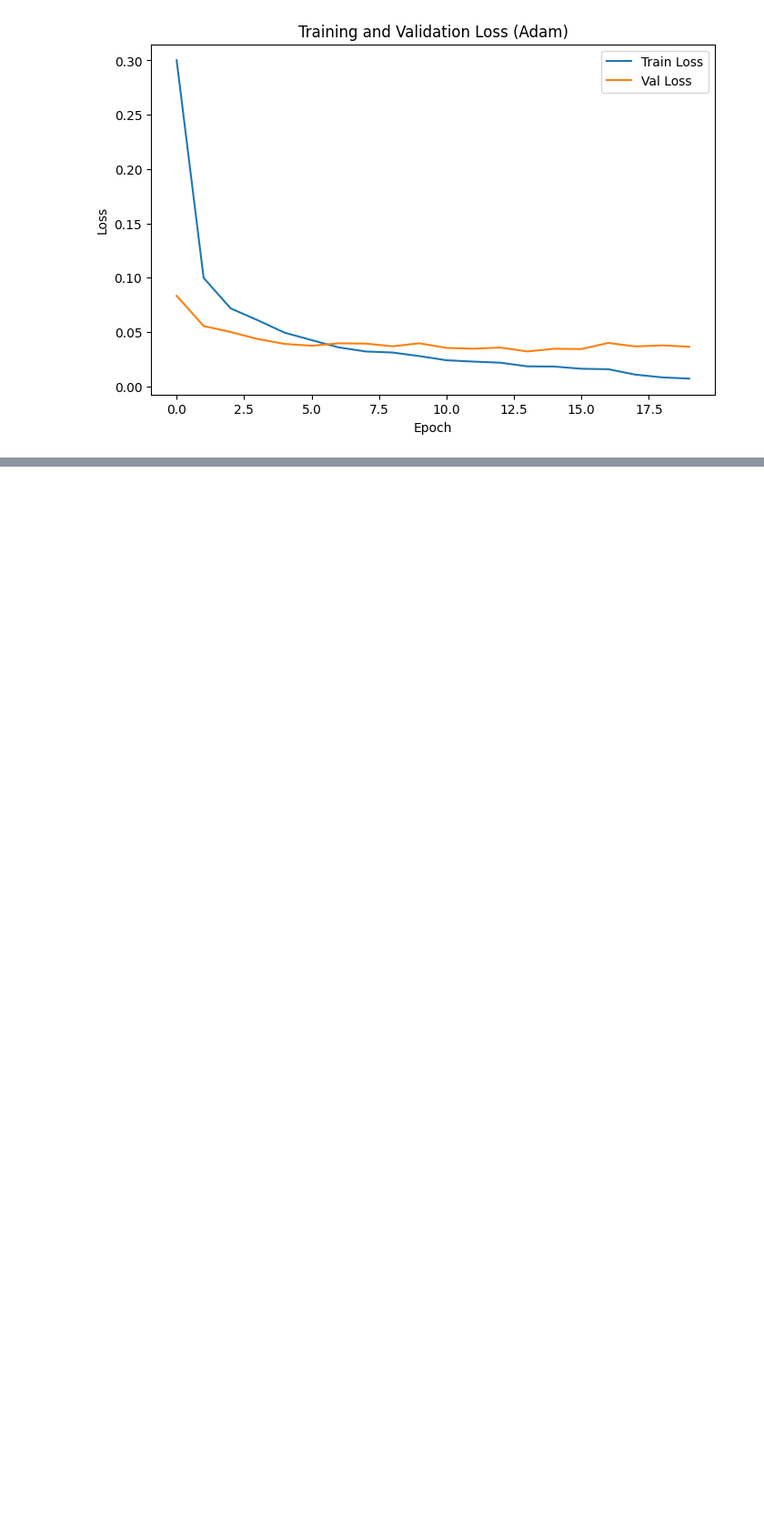
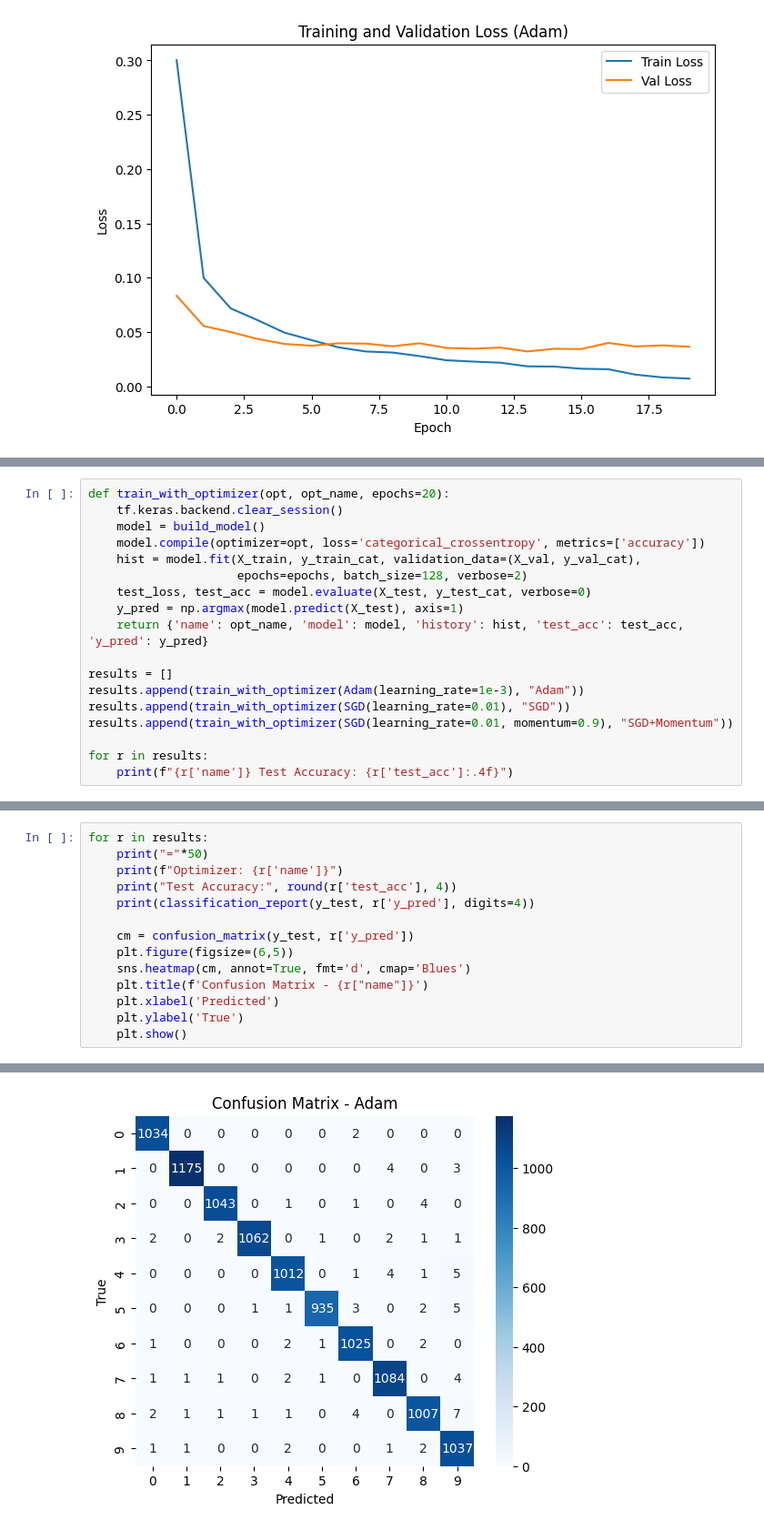
Before and after one commit to Neuro-Matrix-EN3150/Assignment-03-CNN-for-image-classification, a Jupyter notebook: CNN.ipynb, the cells around one changed output, grey strips where cells are left out. Shown at 91% size. Saved outputs shown, nothing was run; the diff lists cells and outputs as text; blank space fills up the shorter version.

Commit message:
Update CNN.ipynb with preprocessing, training, and optimizer comparison results

```diff
--- a/CNN.ipynb
+++ b/CNN.ipynb
@@ -200,0 +210,18 @@ Epoch 20: ReduceLROnPlateau reducing learning rate to 0.0002500000118743628.
+# %%
+def train_with_optimizer(opt, opt_name, epochs=20):
+    tf.keras.backend.clear_session()
+    model = build_model()
+    model.compile(optimizer=opt, loss='categorical_crossentropy', metrics=['accuracy'])
+    hist = model.fit(X_train, y_train_cat, validation_data=(X_val, y_val_cat),
+                     epochs=epochs, batch_size=128, verbose=2)
+    test_loss, test_acc = model.evaluate(X_test, y_test_cat, verbose=0)
+    y_pred = np.argmax(model.predict(X_test), axis=1)
+    return {'name': opt_name, 'model': model, 'history': hist, 'test_acc': test_acc, 'y_pred': y_pred}
+
+results = []
+results.append(train_with_optimizer(Adam(learning_rate=1e-3), "Adam"))
+results.append(train_with_optimizer(SGD(learning_rate=0.01), "SGD"))
+results.append(train_with_optimizer(SGD(learning_rate=0.01, momentum=0.9), "SGD+Momentum"))
+
+for r in results:
+    print(f"{r['name']} Test Accuracy: {r['test_acc']:.4f}")
@@ -200,0 +256,15 @@ Epoch 20: ReduceLROnPlateau reducing learning rate to 0.0002500000118743628.
+# %%
+for r in results:
+    print("="*50)
+    print(f"Optimizer: {r['name']}")
+    print("Test Accuracy:", round(r['test_acc'], 4))
+    print(classification_report(y_test, r['y_pred'], digits=4))
+
+    cm = confusion_matrix(y_test, r['y_pred'])
+    plt.figure(figsize=(6,5))
+    sns.heatmap(cm, annot=True, fmt='d', cmap='Blues')
+    plt.title(f'Confusion Matrix - {r["name"]}')
+    plt.xlabel('Predicted')
+    plt.ylabel('True')
+    plt.show()
+# %% [output]
@@ -200,0 +290 @@ Epoch 20: ReduceLROnPlateau reducing learning rate to 0.0002500000118743628.
+[figure, added]
```
Also changed, not shown: parts of 5 cells of this notebook.
